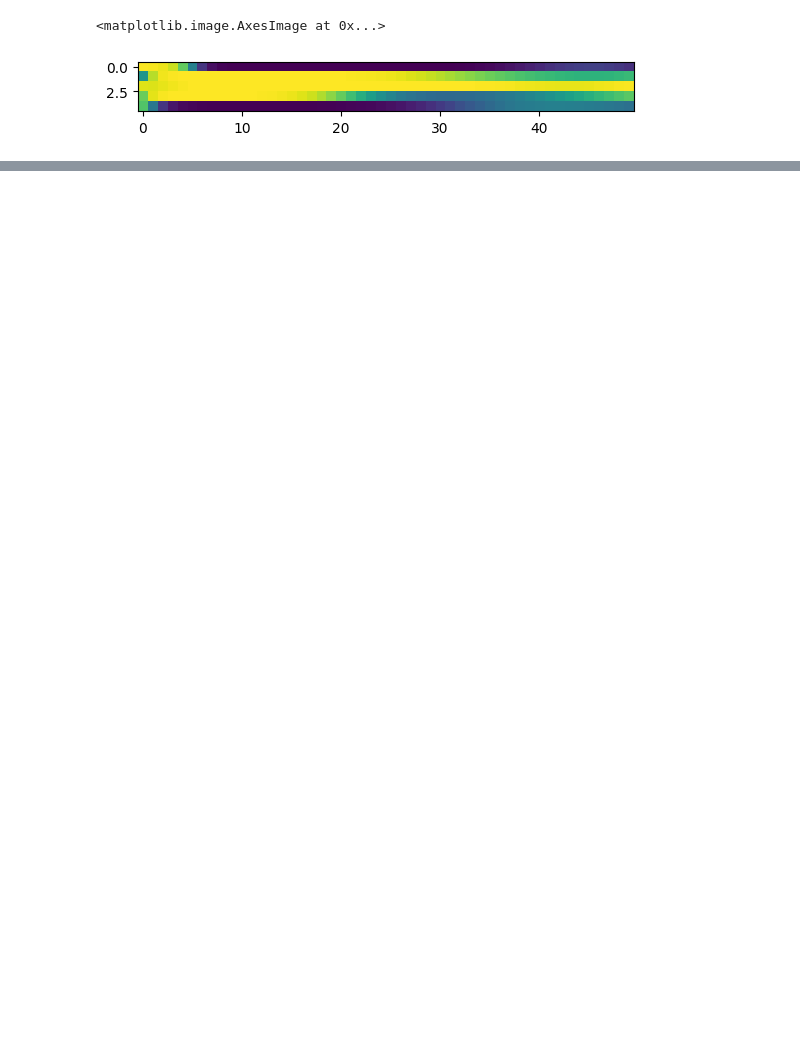
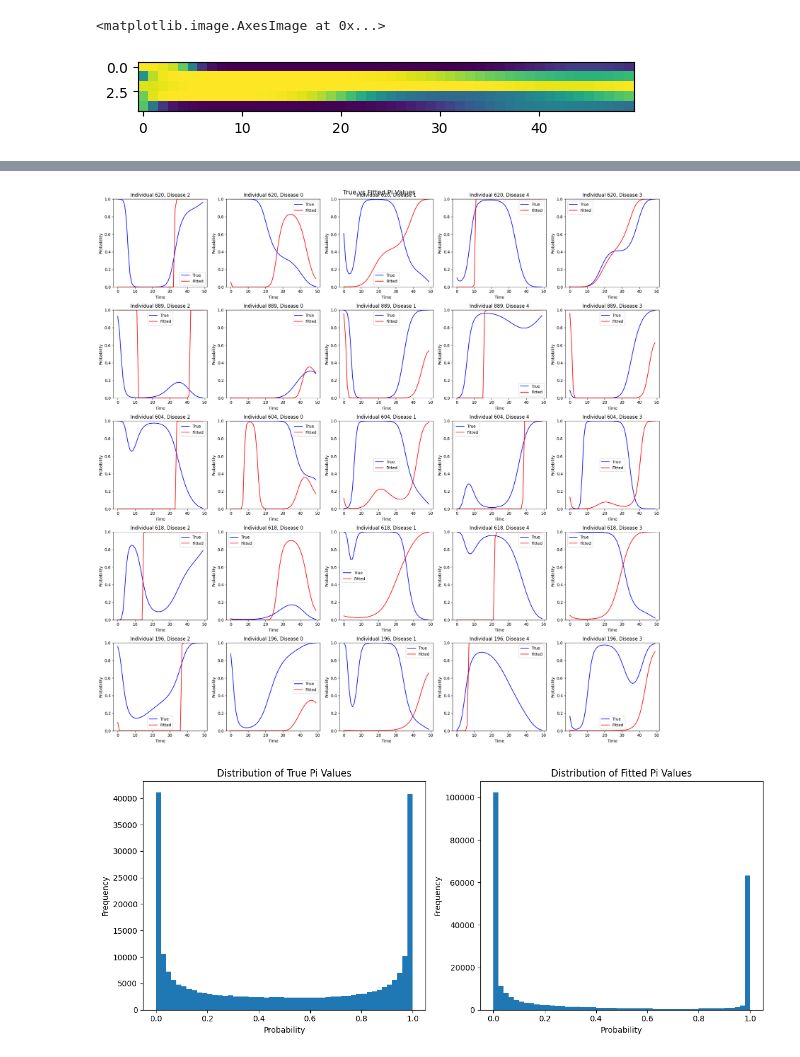
Before and after one commit to surbut/Tensornoulli, a Jupyter notebook: Scripts/clean.ipynb, the cells around one changed output, grey strips where cells are left out. Drawn from its saved outputs; the diff is of its cells as text; code cells hidden in the pictures; blank space fills up the shorter version.

```diff
--- a/Scripts/clean.ipynb
+++ b/Scripts/clean.ipynb
@@ -351,0 +813,50 @@ Overall correlation between true and estimated probabilities: 0.0429
+# %%
+import matplotlib.pyplot as plt
+import numpy as np
+
+def plot_pis(true_pi, fitted_pi, num_samples=5):
+    N, D, T = true_pi.shape
+
+    # Randomly select individuals and diseases
+    sample_individuals = np.random.choice(N, num_samples, replace=False)
+    sample_diseases = np.random.choice(D, num_samples, replace=False)
+
+    fig, axs = plt.subplots(num_samples, num_samples, figsize=(20, 20))
+    fig.suptitle('True vs Fitted Pi Values', fontsize=16)
+
+    for i, individual in enumerate(sample_individuals):
+        for j, disease in enumerate(sample_diseases):
+            axs[i, j].plot(range(T), true_pi[individual, disease, :], label='True', color='blue')
+            axs[i, j].plot(range(T), fitted_pi[individual, disease, :], label='Fitted', color='red')
+            axs[i, j].set_title(f'Individual {individual}, Disease {disease}')
+            axs[i, j].set_xlabel('Time')
+            axs[i, j].set_ylabel('Probability')
+            axs[i, j].legend()
+            axs[i, j].set_ylim(0, 1)
+
+    plt.tight_layout()
+    plt.show()
+
+# Assuming you have true_pi and fitted_pi from your previous run
+plot_pis(true_pi, fitted_pi)
+
+# Also, let's plot histograms of the true and fitted pi values
+plt.figure(figsize=(12, 5))
+
+plt.subplot(1, 2, 1)
+plt.hist(true_pi.flatten(), bins=50, range=(0, 1))
+plt.title('Distribution of True Pi Values')
+plt.xlabel('Probability')
+plt.ylabel('Frequency')
+
+plt.subplot(1, 2, 2)
+plt.hist(fitted_pi.flatten(), bins=50, range=(0, 1))
+plt.title('Distribution of Fitted Pi Values')
+plt.xlabel('Probability')
+plt.ylabel('Frequency')
+
+plt.tight_layout()
+plt.show()
+# %% [output]
+[figure, added]
+[figure, added]
```
Also changed, not shown: parts of 13 cells of this notebook, 4 other files.
